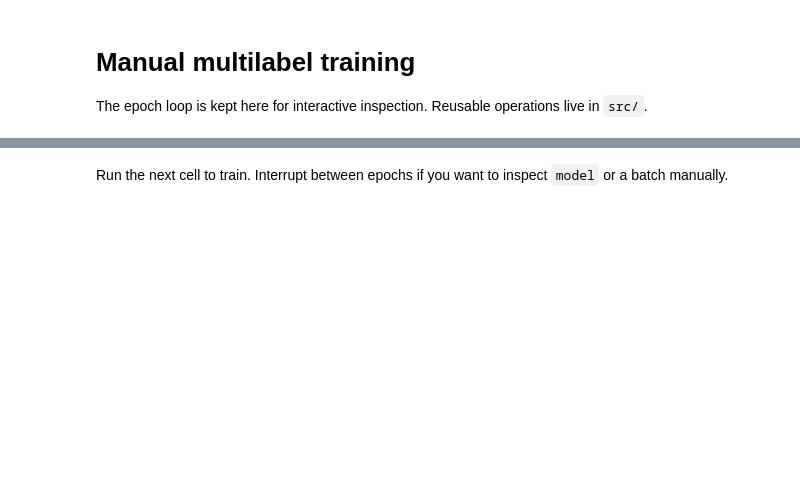
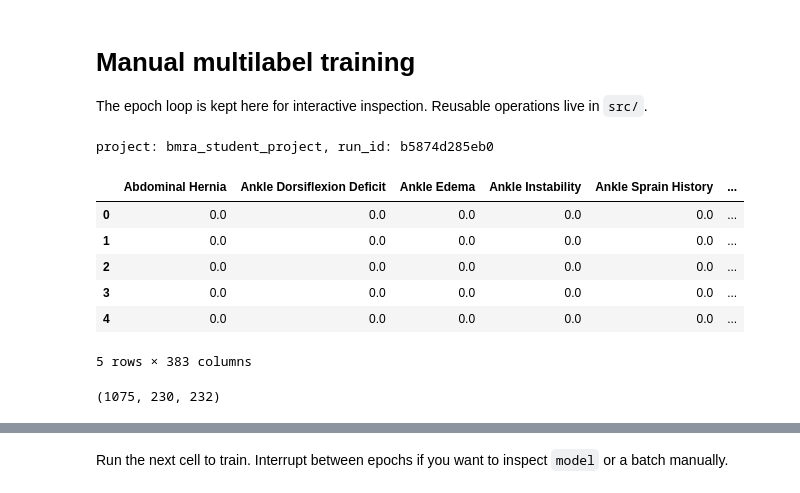
Before and after one commit to channguyen47/BMRA_modular_MLC, a Jupyter notebook: notebooks/01_manual_training.ipynb, the cells around one changed output, grey strips where cells are left out. Cells and saved outputs as stored; diff of their text form; code cells hidden in the pictures; blank space fills up the shorter version.

```diff
--- a/notebooks/01_manual_training.ipynb
+++ b/notebooks/01_manual_training.ipynb
@@ -29,22 +30,35 @@ from src.training import (
     train_epoch,
 )
 # %%
-config_path = ROOT / "configs/framework.yaml"
-config_snapshot = config_path.read_bytes()
-config = yaml.safe_load(config_snapshot)
+framework_path = ROOT / "configs/framework.yaml"
+framework_snapshot = framework_path.read_bytes()
+config = yaml.safe_load(framework_snapshot)
+project_path = ROOT / config["project"]["config_path"]
+project_snapshot = project_path.read_bytes()
+project_config = yaml.safe_load(project_snapshot)
+config["project"].update(project_config)
+project_basename = project_path.stem
 run_id = calculate_run_id(config)
-print(f"run_id: {run_id}")
+print(f"project: {project_basename}, run_id: {run_id}")
+# %% [output]
+project: bmra_student_project, run_id: b5874d285eb0
 # %%
 data_path = ROOT / config["data"]["path"]
 frame = pd.read_parquet(data_path)
-feature_columns = config["data"]["feature_columns"]
-label_columns = config["data"]["label_columns"]
-if not feature_columns or not label_columns:
-    raise ValueError("Set data.feature_columns and data.label_columns in framework.yaml")
+feature_columns = project_config["features"]
+label_columns = project_config["labels"]
 missing_columns = set(feature_columns + label_columns) - set(frame.columns)
 if missing_columns:
     raise ValueError(f"Columns not found in dataset: {sorted(missing_columns)}")
 frame[feature_columns + label_columns].head()
+# %% [output]
+|  | Abdominal Hernia | Ankle Dorsiflexion Deficit | Ankle Edema | Ankle Instability | Ankle Sprain History | ... |
+| 0 | 0.0 | 0.0 | 0.0 | 0.0 | 0.0 | ... |
+| 1 | 0.0 | 0.0 | 0.0 | 0.0 | 0.0 | ... |
+| 2 | 0.0 | 0.0 | 0.0 | 0.0 | 0.0 | ... |
+| 3 | 0.0 | 0.0 | 0.0 | 0.0 | 0.0 | ... |
+| 4 | 0.0 | 0.0 | 0.0 | 0.0 | 0.0 | ... |
+5 rows × 383 columns
 # %%
 split = config["split"]
 train_idx, val_idx, test_idx = split_indices(
@@ -63,6 +77,8 @@ train_loader = DataLoader(train_data, batch_size=batch_size, shuffle=True)
 val_loader = DataLoader(val_data, batch_size=batch_size)
 test_loader = DataLoader(test_data, batch_size=batch_size)
 len(train_data), len(val_data), len(test_data)
+# %% [output]
+(1075, 230, 232)
 # %%
 torch.manual_seed(split["seed"])
 device = torch.device("cuda" if torch.cuda.is_available() else "cpu")
```
Also changed, not shown: parts of 5 cells of this notebook, 13 other files.
